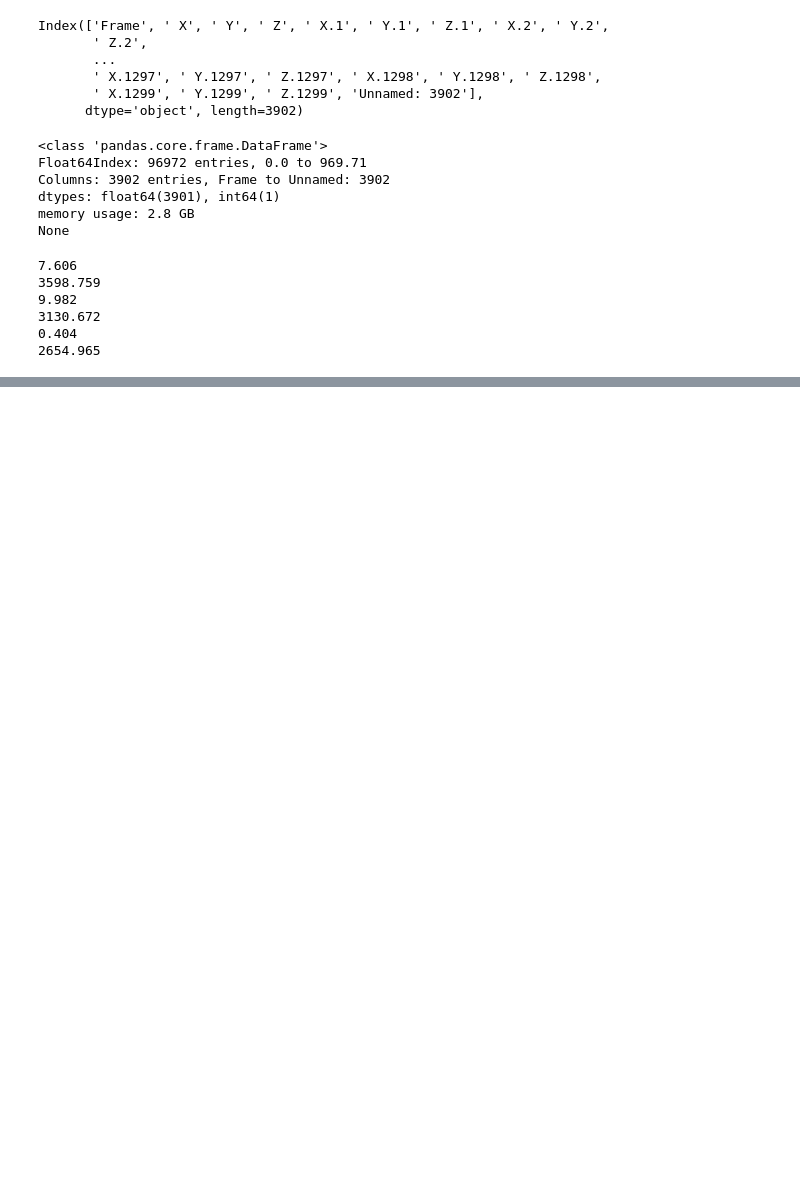
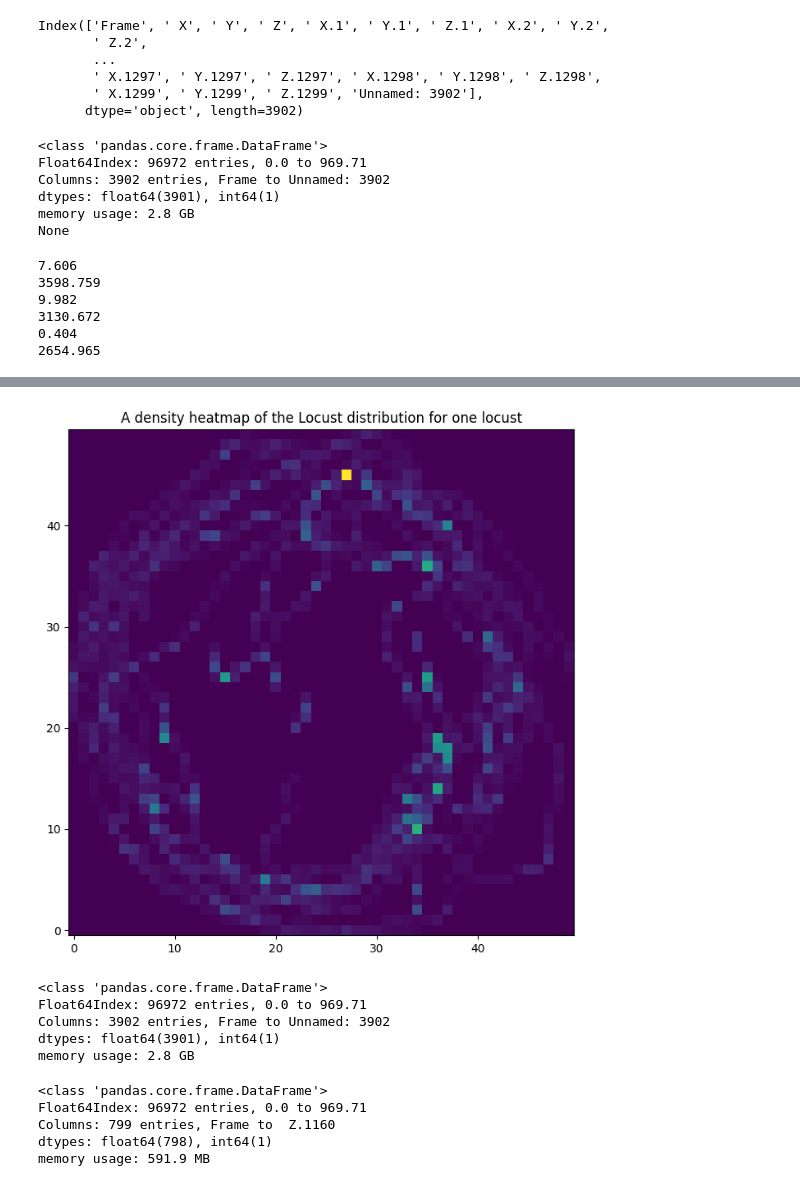
Before and after one commit to Mark-Bugden/Locust-Physics, a Jupyter notebook: Data_exploration.ipynb, the cells around one changed output, grey strips where cells are left out. Drawn from its saved outputs; the diff is of its cells as text; code cells hidden in the pictures; blank space fills up the shorter version.

```diff
--- a/Data_exploration.ipynb
+++ b/Data_exploration.ipynb
@@ -91,0 +88,26 @@ plt.show()
+# %%
+heatmap, xedges, yedges = np.histogram2d(ndf[f' X.{LocustNumber}'], ndf[f' Y.{LocustNumber}'], bins=50)
+plt.figure(figsize=(8,8))
+
+plt.title('A density heatmap of the Locust distribution for one locust')
+plt.imshow(heatmap.T, origin='lower')
+plt.savefig('Heatmap.png')
+plt.show()
+# %% [output]
+[figure, added]
+# %%
+df.info()
+# %% [output]
+<class 'pandas.core.frame.DataFrame'>
+Float64Index: 96972 entries, 0.0 to 969.71
+Columns: 3902 entries, Frame to Unnamed: 3902
+dtypes: float64(3901), int64(1)
+memory usage: 2.8 GB
+# %%
+ndf.info()
+# %% [output]
+<class 'pandas.core.frame.DataFrame'>
+Float64Index: 96972 entries, 0.0 to 969.71
+Columns: 799 entries, Frame to  Z.1160
+dtypes: float64(798), int64(1)
+memory usage: 591.9 MB
```
Also changed, not shown: parts of 6 cells of this notebook, 1 other file.
